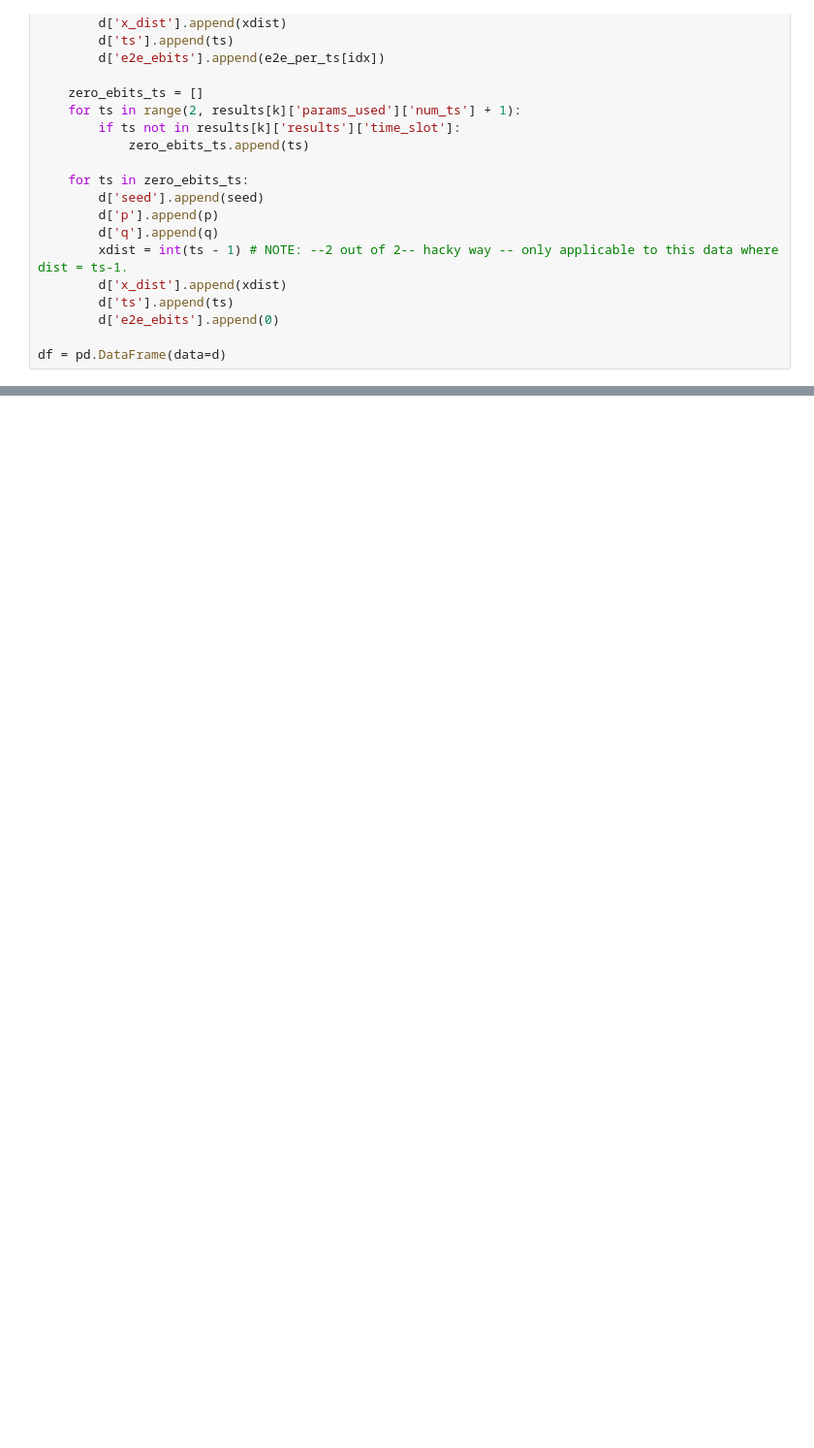
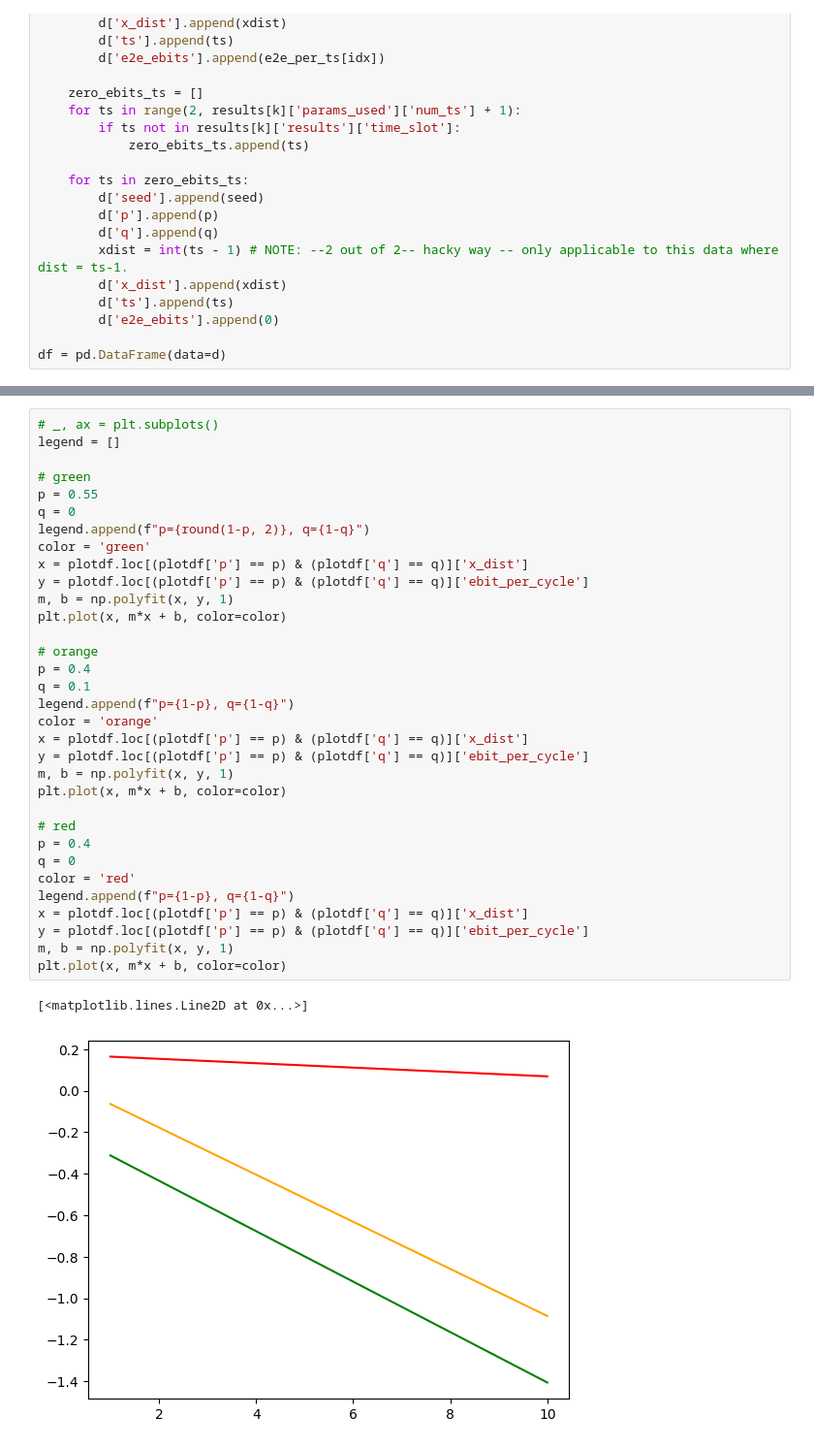
Before and after one commit to huzaifahnadeem/qnet-sim, a Jupyter notebook: src/exp_graph.ipynb, the cells around one changed output, grey strips where cells are left out. Shown at 97% size. Saved outputs shown, nothing was run; the diff lists cells and outputs as text; blank space fills up the shorter version.

```diff
--- a/src/exp_graph.ipynb
+++ b/src/exp_graph.ipynb
@@ -167,0 +179,36 @@ Name: ebit_per_cycle, dtype: float64
+# %%
+# _, ax = plt.subplots()
+legend = []
+
+# green
+p = 0.55
+q = 0
+legend.append(f"p={round(1-p, 2)}, q={1-q}")
+color = 'green'
+x = plotdf.loc[(plotdf['p'] == p) & (plotdf['q'] == q)]['x_dist']
+y = plotdf.loc[(plotdf['p'] == p) & (plotdf['q'] == q)]['ebit_per_cycle']
+m, b = np.polyfit(x, y, 1)
+plt.plot(x, m*x + b, color=color)
+
+# orange
+p = 0.4
+q = 0.1
+legend.append(f"p={1-p}, q={1-q}")
+color = 'orange'
+x = plotdf.loc[(plotdf['p'] == p) & (plotdf['q'] == q)]['x_dist']
+y = plotdf.loc[(plotdf['p'] == p) & (plotdf['q'] == q)]['ebit_per_cycle']
+m, b = np.polyfit(x, y, 1)
+plt.plot(x, m*x + b, color=color)
+
+# red
+p = 0.4
+q = 0
+color = 'red'
+legend.append(f"p={1-p}, q={1-q}")
+x = plotdf.loc[(plotdf['p'] == p) & (plotdf['q'] == q)]['x_dist']
+y = plotdf.loc[(plotdf['p'] == p) & (plotdf['q'] == q)]['ebit_per_cycle']
+m, b = np.polyfit(x, y, 1)
+plt.plot(x, m*x + b, color=color)
+# %% [output]
+[<matplotlib.lines.Line2D at 0x...>]
+[figure, added]
```
Also changed, not shown: parts of 9 cells of this notebook, 4 other files.
